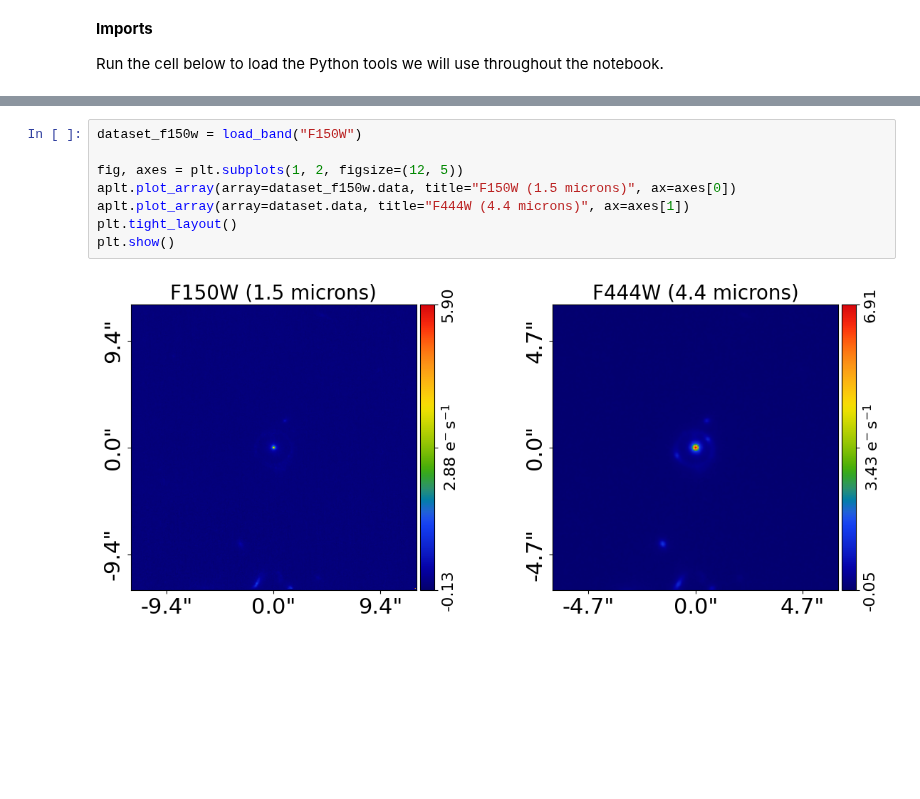
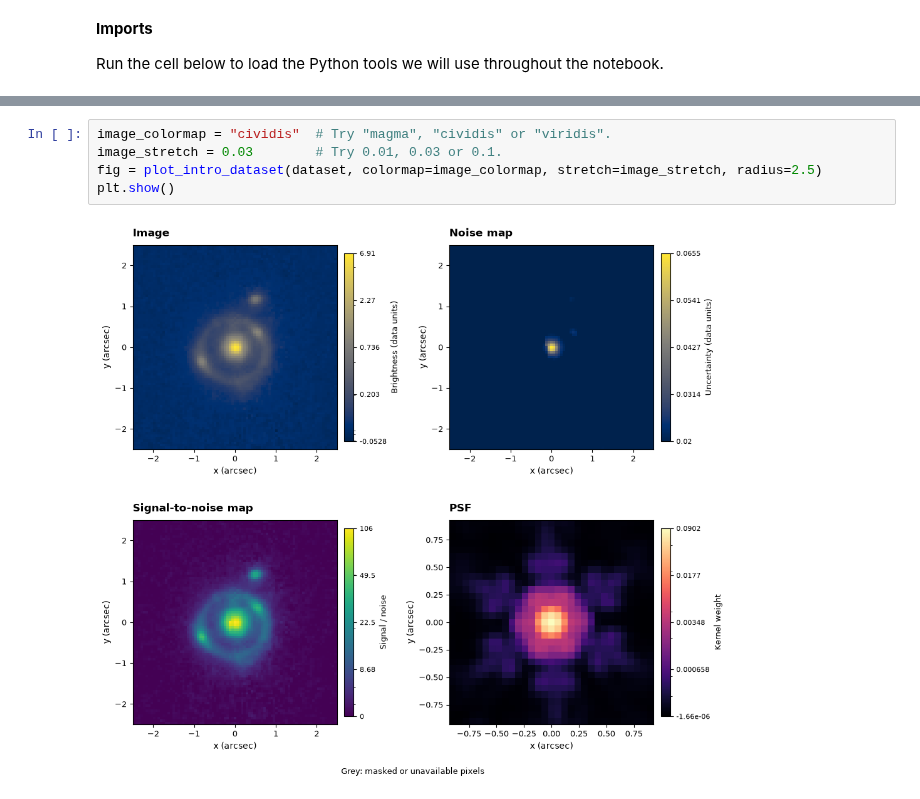
Before and after one commit to PyAutoLabs/autolens_assistant, a Jupyter notebook: docs/colab/cosmos_web_ring_colab.ipynb, the cells around one changed output, grey strips where cells are left out. Drawn from its saved outputs; the diff is of its cells as text; blank space fills up the shorter version.

```diff
--- a/docs/colab/cosmos_web_ring_colab.ipynb
+++ b/docs/colab/cosmos_web_ring_colab.ipynb
@@ -205,11 +313,8 @@ curve, was 0.775" and 0.772", respectively. These results are recorded in
 # %%
-dataset_f150w = load_band("F150W")
-
-fig, axes = plt.subplots(1, 2, figsize=(12, 5))
-aplt.plot_array(array=dataset_f150w.data, title="F150W (1.5 microns)", ax=axes[0])
-aplt.plot_array(array=dataset.data, title="F444W (4.4 microns)", ax=axes[1])
-plt.tight_layout()
+image_colormap = "cividis"  # Try "magma", "cividis" or "viridis".
+image_stretch = 0.03        # Try 0.01, 0.03 or 0.1.
+fig = plot_intro_dataset(dataset, colormap=image_colormap, stretch=image_stretch, radius=2.5)
 plt.show()
 # %% [output]
-[figure, old version]
+[figure, new version]
 # %% [markdown]
```
Also changed, not shown: parts of 21 cells of this notebook, 10 other files.
